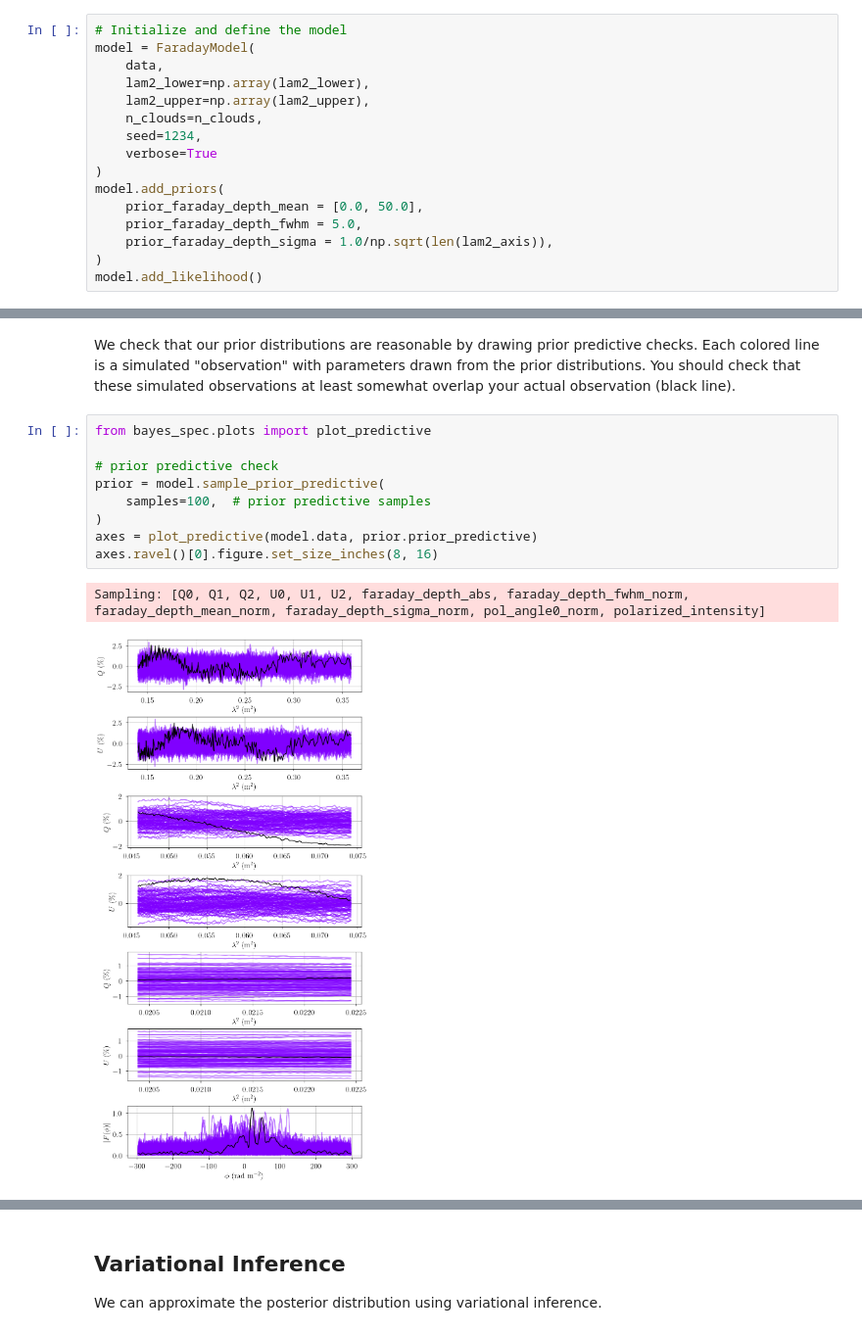
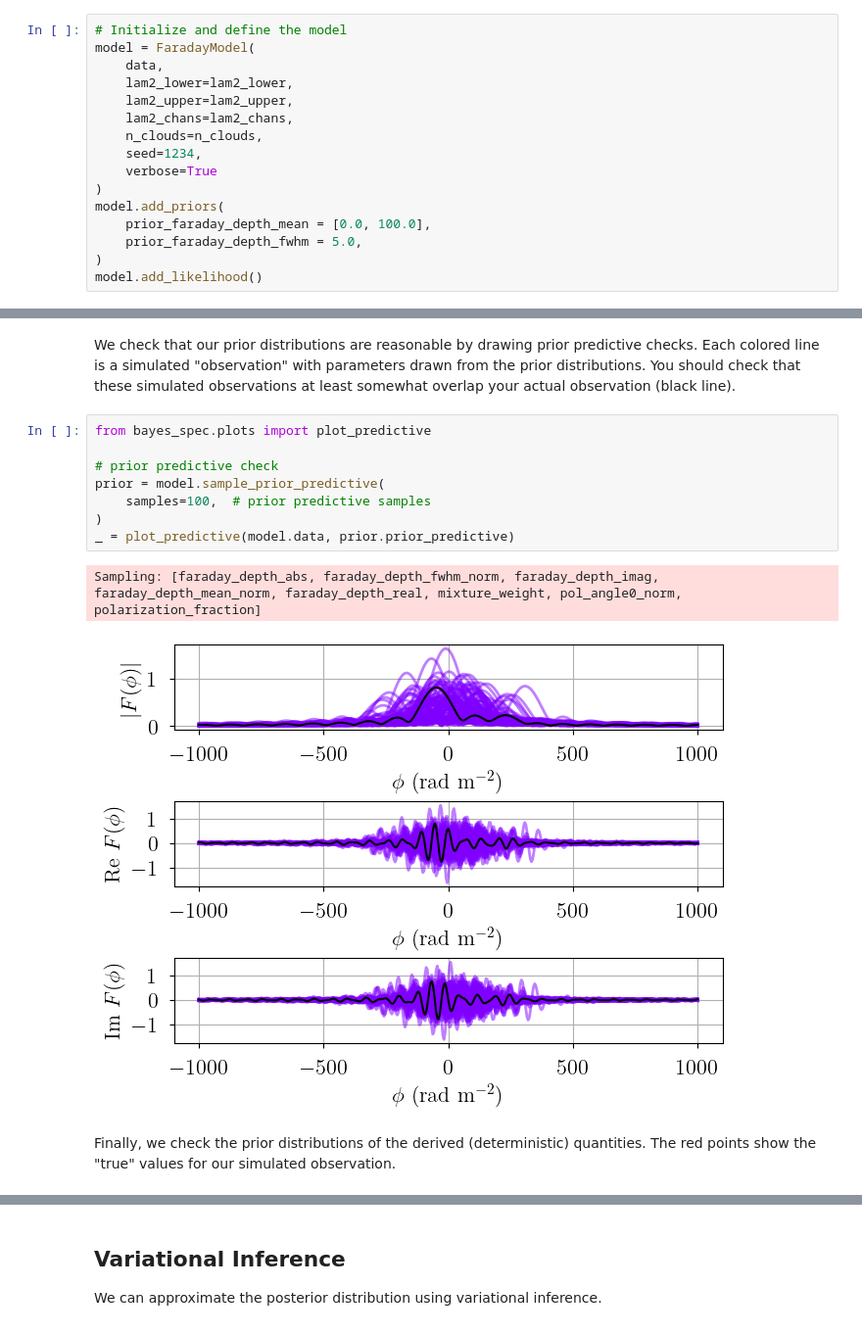
Before and after one commit to tvwenger/bayes_pol, a Jupyter notebook: docs/source/notebooks/faraday_model.ipynb, the cells around one changed output, grey strips where cells are left out. Shown at 98% size. Drawn from its saved outputs; the diff is of its cells as text.

Commit message:
model testing

```diff
--- a/docs/source/notebooks/faraday_model.ipynb
+++ b/docs/source/notebooks/faraday_model.ipynb
@@ -202,16 +295,16 @@ Finally, with our model definition and (simulated) data in hand, we can explore
 # Initialize and define the model
 model = FaradayModel(
     data,
-    lam2_lower=np.array(lam2_lower),
-    lam2_upper=np.array(lam2_upper),
+    lam2_lower=lam2_lower,
+    lam2_upper=lam2_upper,
+    lam2_chans=lam2_chans,
     n_clouds=n_clouds,
     seed=1234,
     verbose=True
 )
 model.add_priors(
-    prior_faraday_depth_mean = [0.0, 50.0],
+    prior_faraday_depth_mean = [0.0, 100.0],
     prior_faraday_depth_fwhm = 5.0,
-    prior_faraday_depth_sigma = 1.0/np.sqrt(len(lam2_axis)),
 )
 model.add_likelihood()
 # %%
@@ -245,15 +333,16 @@ We check that our prior distributions are reasonable by drawing prior predictive
 # %%
 from bayes_spec.plots import plot_predictive
 
 # prior predictive check
 prior = model.sample_prior_predictive(
     samples=100,  # prior predictive samples
 )
-axes = plot_predictive(model.data, prior.prior_predictive)
-axes.ravel()[0].figure.set_size_inches(8, 16)
+_ = plot_predictive(model.data, prior.prior_predictive)
 # %% [output]
-Sampling: [Q0, Q1, Q2, U0, U1, U2, faraday_depth_abs, faraday_depth_fwhm_norm, faraday_depth_mean_norm, faraday_depth_sigma_norm, pol_angle0_norm, polarized_intensity]
+Sampling: [faraday_depth_abs, faraday_depth_fwhm_norm, faraday_depth_imag, faraday_depth_mean_norm, faraday_depth_real, mixture_weight, pol_angle0_norm, polarization_fraction]
-[figure, old version]
+[figure, new version]
+# %% [markdown]
+Finally, we check the prior distributions of the derived (deterministic) quantities. The red points show the "true" values for our simulated observation.
 # %%
 from bayes_spec.plots import plot_pair
 
```
Also changed, not shown: parts of 26 cells of this notebook, 8 other files.
